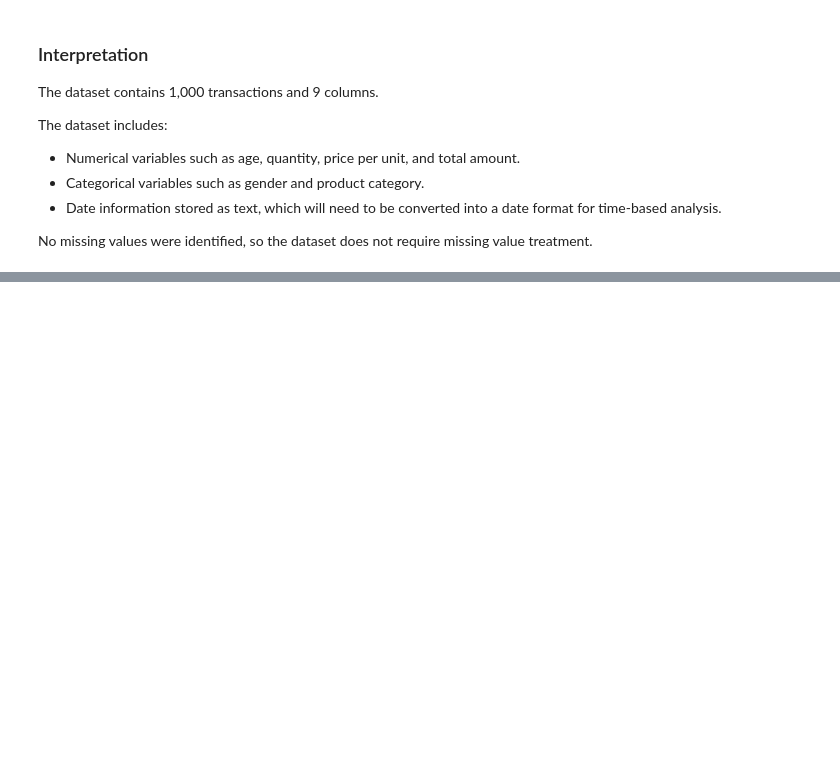
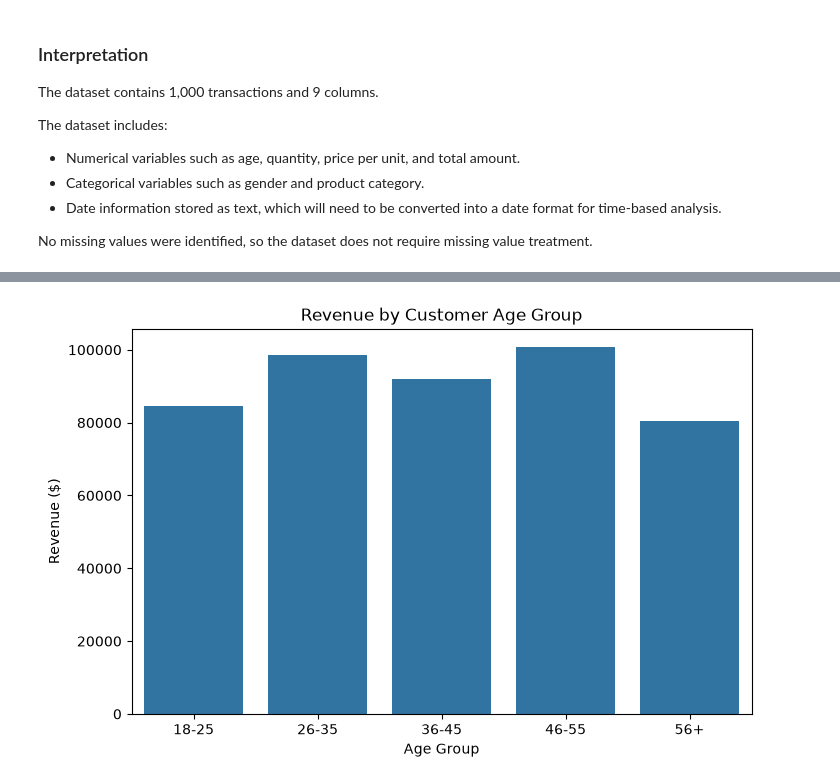
Before and after one commit to mjaf0011-lang/Project-1-Retail-Sales-Analysis, a Jupyter notebook: notebooks/01_Retail_Sales_Analysis.ipynb, the cells around one changed output, grey strips where cells are left out. Cells and saved outputs as stored; diff of their text form; code cells hidden in the pictures; blank space fills up the shorter version.

```diff
--- a/notebooks/01_Retail_Sales_Analysis.ipynb
+++ b/notebooks/01_Retail_Sales_Analysis.ipynb
@@ -128,0 +494,5 @@ No missing values were identified, so the dataset does not require missing value
+# %%
+# Calculating revenue by age group
+age_group_revenue = df.groupby("Age Group", observed=False)["Total Amount"].sum()
+
+age_group_revenue
@@ -128,0 +519,8 @@ No missing values were identified, so the dataset does not require missing value
+# %%
+# Now create the visualization
+
+# First convert it to a DataFrame
+
+age_group_revenue_df = age_group_revenue.reset_index()
+
+age_group_revenue_df
@@ -128,0 +534,19 @@ No missing values were identified, so the dataset does not require missing value
+# %%
+# Creating chart for revenue by age group
+plt.figure(figsize=(8,5))
+
+sns.barplot(
+    data=age_group_revenue_df,
+    x="Age Group",
+    y="Total Amount"
+)
+
+plt.title("Revenue by Customer Age Group")
+plt.xlabel("Age Group")
+plt.ylabel("Revenue ($)")
+
+plt.savefig("../images/revenue_by_age_group.png", bbox_inches="tight")
+
+plt.show()
+# %% [output]
+[figure, added]
```
Also changed, not shown: parts of 65 cells of this notebook.
